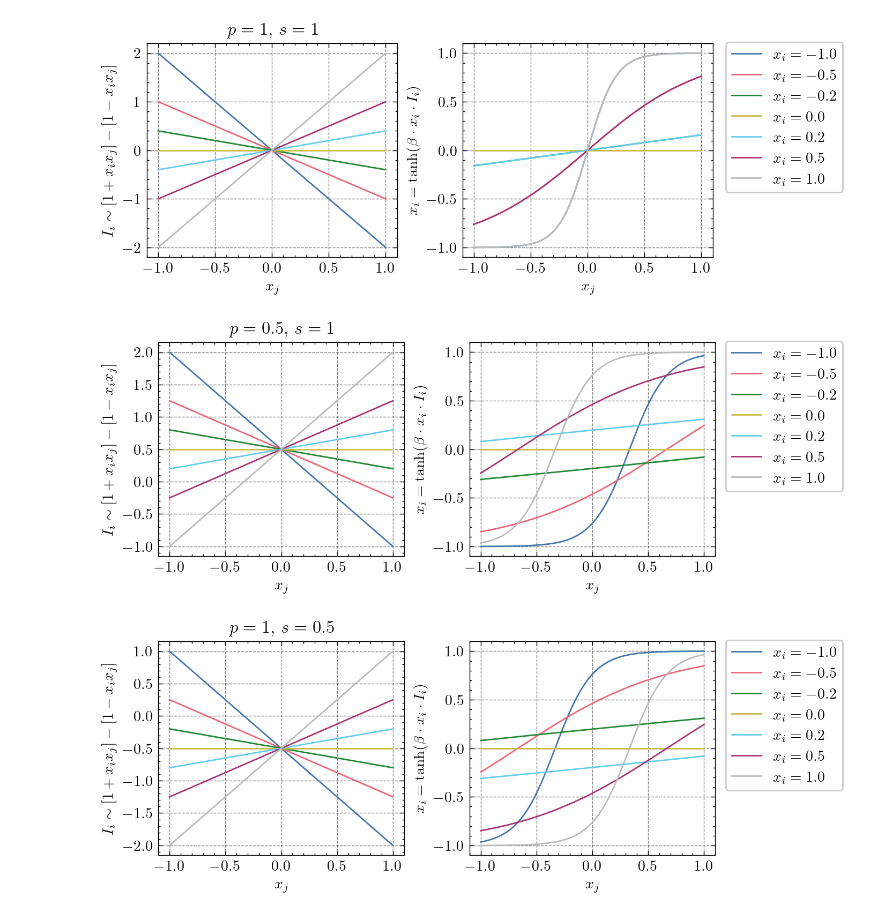
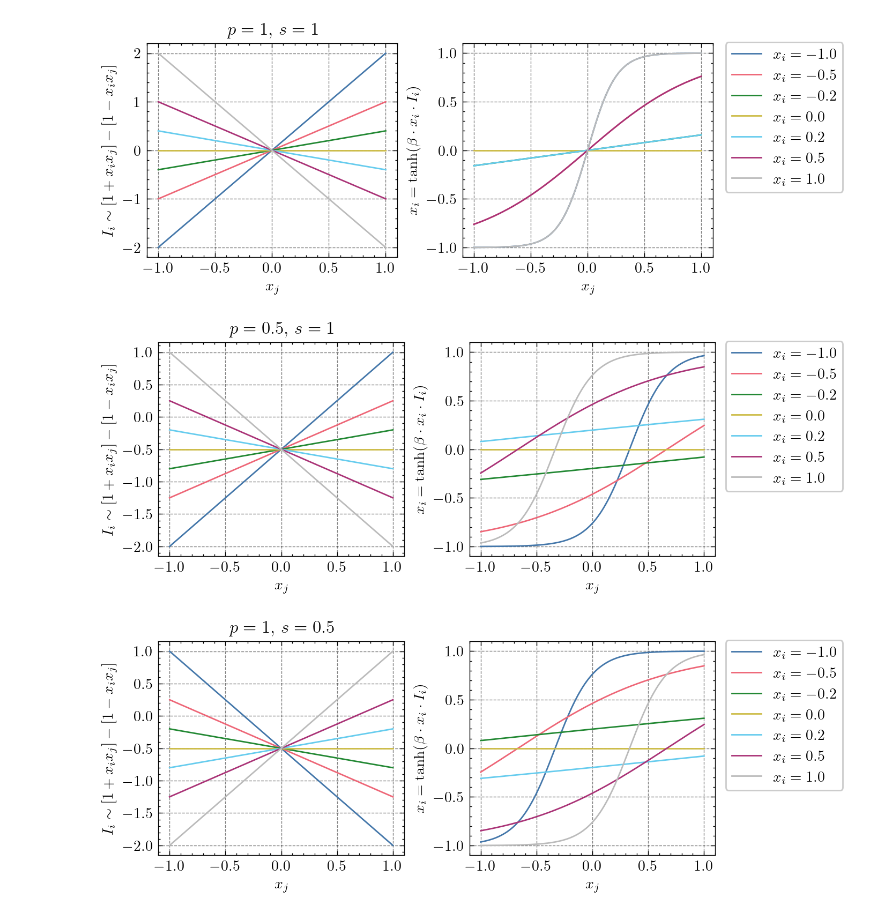
Before and after one commit to JonasMnsing/opinion_dynamics, a Jupyter notebook: ipynb/interaction_func.ipynb, the cells around one changed output. Drawn from its saved outputs; the diff is of its cells as text; code cells hidden in the pictures.

```diff
--- a/ipynb/interaction_func.ipynb
+++ b/ipynb/interaction_func.ipynb
@@ -5,7 +5,7 @@ import scienceplots
 plt.style.use(["science","bright","grid"])
 # %%
 def social_impact(xi, xj, w=1, p=1, s=1):
-    return w*(s*(1+xi*xj) - p*(1-xi*xj))
+    return w*(p*(1-xi*xj) - s*(1+xi*xj))
 def social_impact3(xi, xj, w=1, s=1):
     return w*(s*(1+xi*xj) - (1-s)*(1-xi*xj))
 def social_impact2(xi, xj, w=1, p=1):
@@ -21,22 +21,22 @@ xj_vals = np.linspace(-1,1,1001,endpoint=True)
 # %%
 fig = plt.figure(dpi=200, layout='constrained')
 fig.set_figwidth(fig.get_figwidth()*2)
 ax1 = fig.add_subplot(1,2,1)
 ax2 = fig.add_subplot(1,2,2)
 
 for xi in xi_vals:
     ax1.plot(xj_vals, social_impact(xi, xj_vals), label=f'$x_i = {xi}$')
-    ax2.plot(xj_vals, np.tanh(2*xi*social_impact(xi, xj_vals)), label=f'$x_i = {xi}$')
+    ax2.plot(xj_vals, -np.tanh(2*xi*social_impact(xi, xj_vals)), label=f'$x_i = {xi}$')
 
 ax1.set_xlabel('$x_j$')
 ax1.set_ylabel('$I_i \sim [1+x_ix_j]-[1-x_ix_j]$')
 ax1.set_title("$p=1$, $s=1$")
 ax2.set_xlabel('$x_j$')
 ax2.set_ylabel('$x_i = \\tanh(\\beta \cdot x_i \cdot I_i)$')
 ax2.legend(ncol=1, bbox_to_anchor=(1.55,1.04), loc='upper right')
 fig.savefig('plots/funcs/2_parameter_social_impact_p1_s1.png')
 # %% [output]
-[figure, old version]
+[figure, new version]
 # %%
 fig = plt.figure(dpi=200, layout='constrained')
 fig.set_figwidth(fig.get_figwidth()*2)
@@ -45,7 +45,7 @@ ax2 = fig.add_subplot(1,2,2)
 
 for xi in xi_vals:
     ax1.plot(xj_vals, social_impact(xi, xj_vals, p=0.5), label=f'$x_i = {xi}$')
-    ax2.plot(xj_vals, np.tanh(2*xi*social_impact(xi, xj_vals, p=0.5)), label=f'$x_i = {xi}$')
+    ax2.plot(xj_vals, -np.tanh(2*xi*social_impact(xi, xj_vals, p=0.5)), label=f'$x_i = {xi}$')
 
 ax1.set_xlabel('$x_j$')
 ax1.set_ylabel('$I_i \sim [1+x_ix_j]-[1-x_ix_j]$')
@@ -55,7 +55,7 @@ ax2.set_ylabel('$x_i = \\tanh(\\beta \cdot x_i \cdot I_i)$')
 ax2.legend(ncol=1, bbox_to_anchor=(1.55,1.04), loc='upper right')
 fig.savefig('plots/funcs/2_parameter_social_impact_p=05_s=1.png')
 # %% [output]
-[figure, old version]
+[figure, new version]
 # %%
 fig = plt.figure(dpi=200, layout='constrained')
 fig.set_figwidth(fig.get_figwidth()*2)
```
Also changed, not shown: 8 other files.
